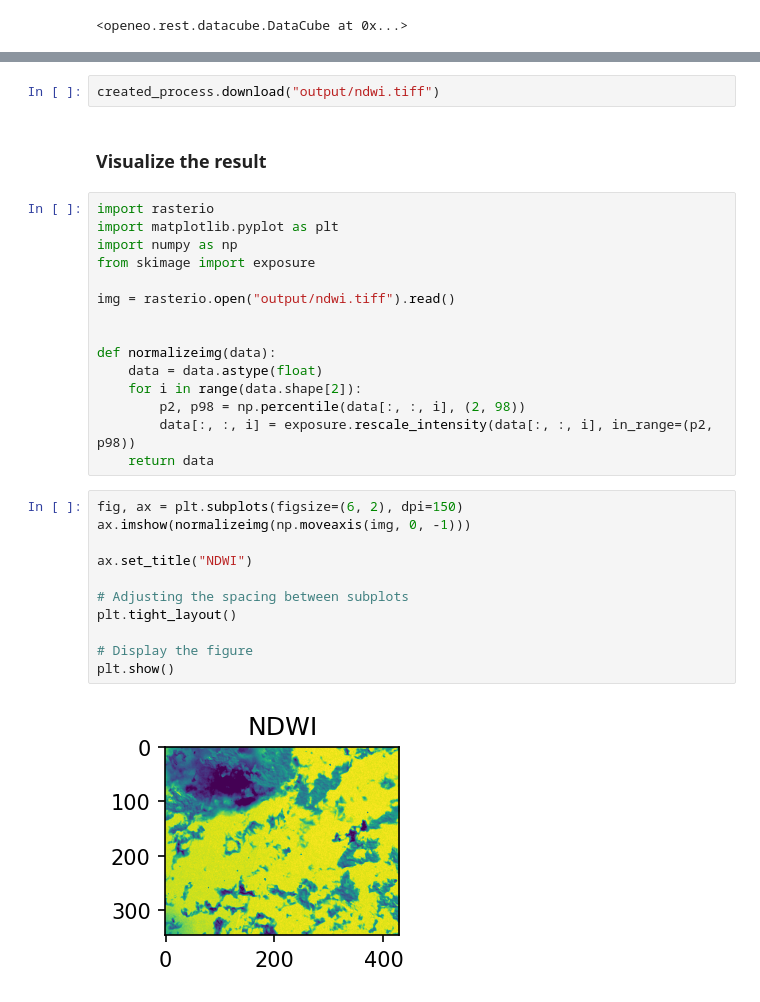
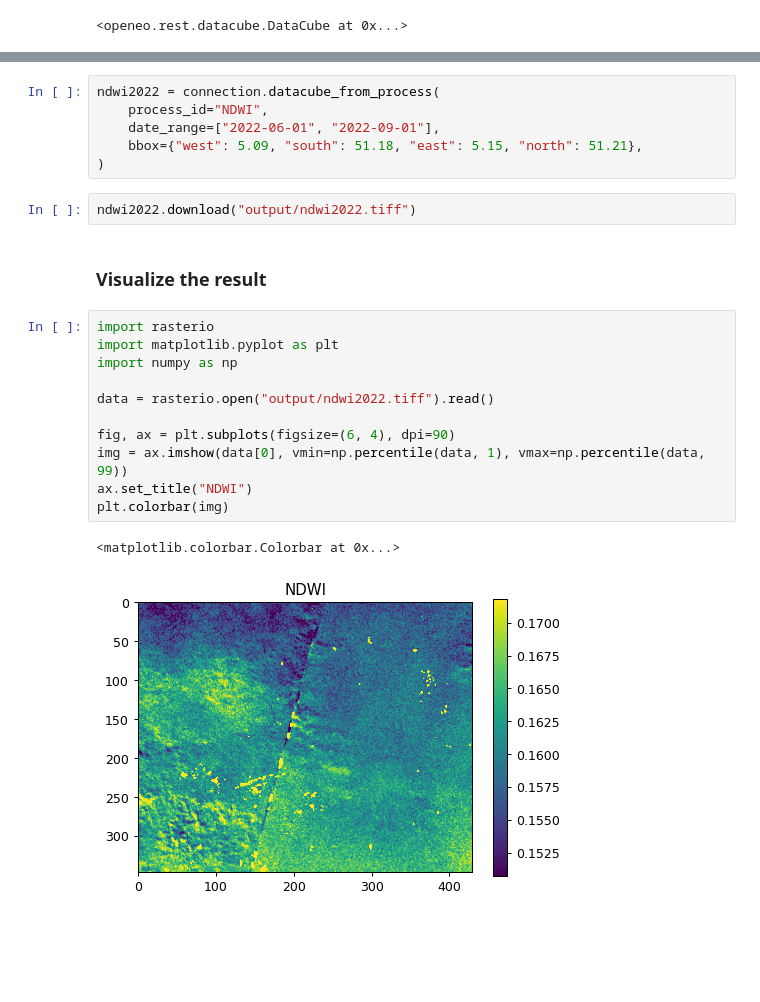
Before and after one commit to eu-cdse/notebook-samples, a Jupyter notebook: openeo/UDP.ipynb, the cells around one changed output, grey strips where cells are left out. Drawn from its saved outputs; the diff is of its cells as text; blank space fills up the shorter version.

```diff
--- a/openeo/UDP.ipynb
+++ b/openeo/UDP.ipynb
@@ -88,32 +94,24 @@ created_process = connection.datacube_from_process(
+# %%
+ndwi2022 = connection.datacube_from_process(
+    process_id="NDWI",
+    date_range=["2022-06-01", "2022-09-01"],
+    bbox={"west": 5.09, "south": 51.18, "east": 5.15, "north": 51.21},
+)
 # %%
-created_process.download("output/ndwi.tiff")
+ndwi2022.download("output/ndwi2022.tiff")
 # %% [markdown]
 ### Visualize the result
-# %%
-import rasterio
-import matplotlib.pyplot as plt
-import numpy as np
-from skimage import exposure
-
-img = rasterio.open("output/ndwi.tiff").read()
-
-
-def normalizeimg(data):
-    data = data.astype(float)
-    for i in range(data.shape[2]):
-        p2, p98 = np.percentile(data[:, :, i], (2, 98))
-        data[:, :, i] = exposure.rescale_intensity(data[:, :, i], in_range=(p2, p98))
-    return data
-# %%
-fig, ax = plt.subplots(figsize=(6, 2), dpi=150)
-ax.imshow(normalizeimg(np.moveaxis(img, 0, -1)))
-
-ax.set_title("NDWI")
-
-# Adjusting the spacing between subplots
-plt.tight_layout()
-
-# Display the figure
-plt.show()
-# %% [output]
-[figure, removed]
+# %%
+import rasterio
+import matplotlib.pyplot as plt
+import numpy as np
+
+data = rasterio.open("output/ndwi2022.tiff").read()
+
+fig, ax = plt.subplots(figsize=(6, 4), dpi=90)
+img = ax.imshow(data[0], vmin=np.percentile(data, 1), vmax=np.percentile(data, 99))
+ax.set_title("NDWI")
+plt.colorbar(img)
+# %% [output]
+<matplotlib.colorbar.Colorbar at 0x...>
+[figure, added]
```
Also changed, not shown: parts of 18 cells of this notebook.
